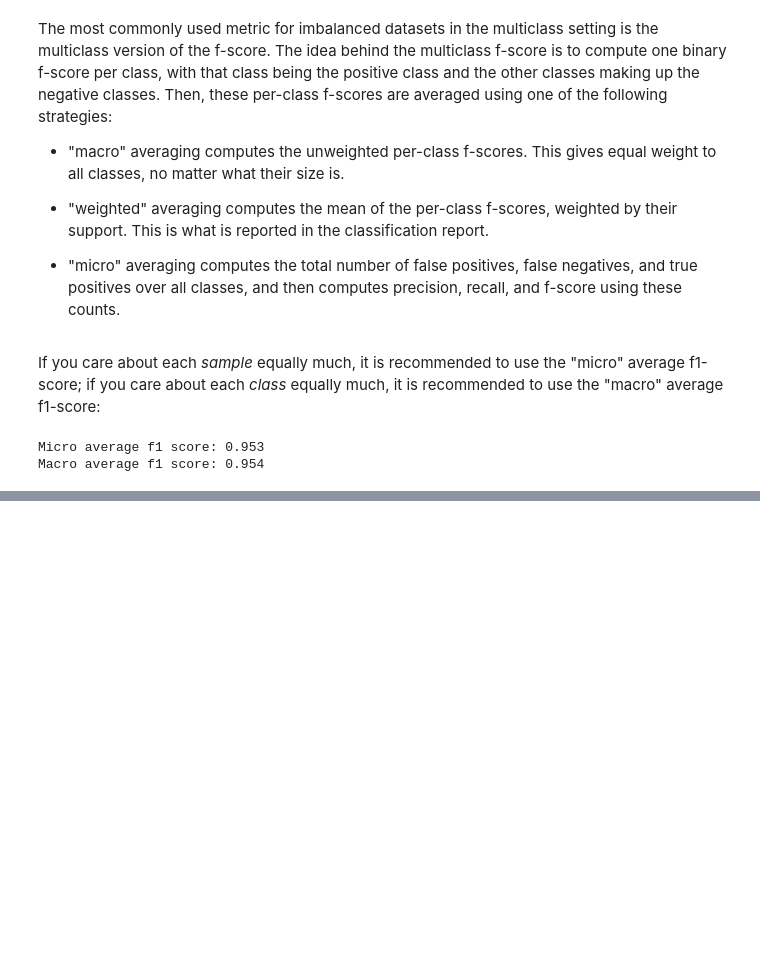
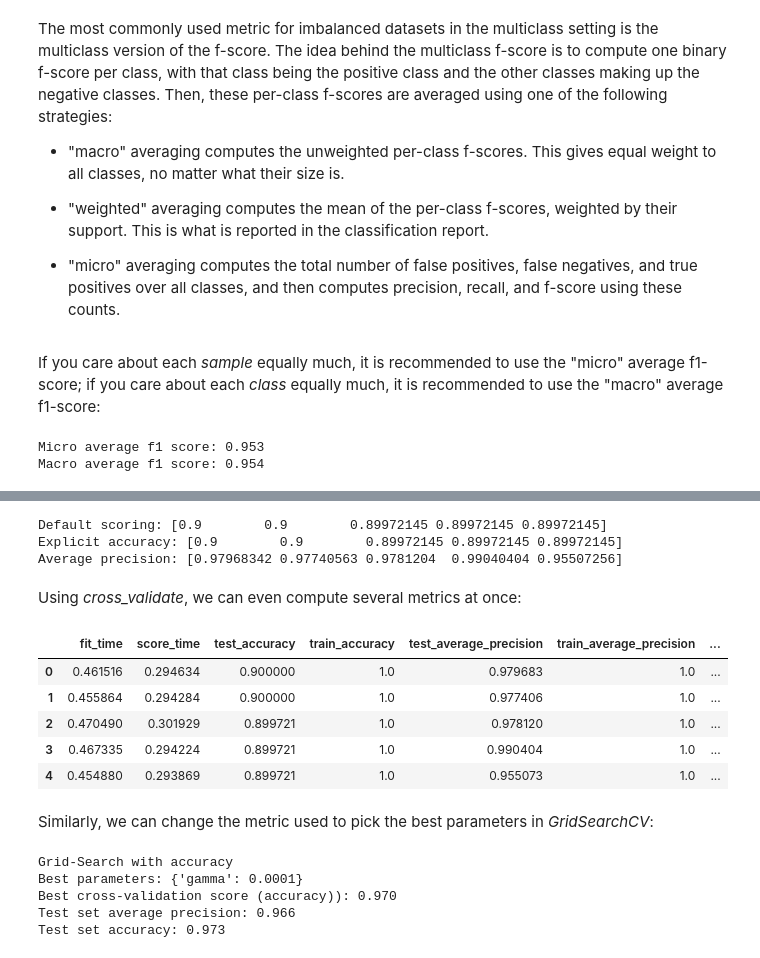
Before and after one commit to carlhinderer/python-ml-intro, a Jupyter notebook: notebooks/05_model_evaluation/c_evaluation_metrics.ipynb, the cells around one changed output, grey strips where cells are left out. Cells and saved outputs as stored; diff of their text form; code cells hidden in the pictures; blank space fills up the shorter version.

Commit message:
Added notes on using evaluation metrics in model selection.

```diff
--- a/notebooks/05_model_evaluation/c_evaluation_metrics.ipynb
+++ b/notebooks/05_model_evaluation/c_evaluation_metrics.ipynb
@@ -616,0 +629,65 @@ Macro average f1 score: 0.954
+# %%
+from sklearn.model_selection import cross_val_score
+
+# Default scoring for classification is accuracy
+print("Default scoring:",
+      cross_val_score(SVC(), digits.data, digits.target == 9, cv=5))
+
+# Providing scoring="accuracy" doesn't change the results
+explicit_accuracy =  cross_val_score(SVC(), digits.data, digits.target == 9,
+                                     scoring="accuracy", cv=5)
+print("Explicit accuracy:", explicit_accuracy)
+
+ap =  cross_val_score(SVC(), digits.data, digits.target == 9,
+                      scoring="average_precision", cv=5)
+print("Average precision:", ap)
+# %% [output]
+Default scoring: [0.9        0.9        0.89972145 0.89972145 0.89972145]
+Explicit accuracy: [0.9        0.9        0.89972145 0.89972145 0.89972145]
+Average precision: [0.97968342 0.97740563 0.9781204  0.99040404 0.95507256]
+# %% [markdown]
+Using *cross_validate*, we can even compute several metrics at once:
+# %%
+from sklearn.model_selection import cross_validate
+
+res = cross_validate(SVC(), digits.data, digits.target == 9,
+                     scoring=["accuracy", "average_precision", "recall_macro"],
+                     return_train_score=True, cv=5)
+
+display(pd.DataFrame(res))
+# %% [output]
+|  | fit_time | score_time | test_accuracy | train_accuracy | test_average_precision | train_average_precision | ... |
+| 0 | 0.461516 | 0.294634 | 0.900000 | 1.0 | 0.979683 | 1.0 | ... |
+| 1 | 0.455864 | 0.294284 | 0.900000 | 1.0 | 0.977406 | 1.0 | ... |
+| 2 | 0.470490 | 0.301929 | 0.899721 | 1.0 | 0.978120 | 1.0 | ... |
+| 3 | 0.467335 | 0.294224 | 0.899721 | 1.0 | 0.990404 | 1.0 | ... |
+| 4 | 0.454880 | 0.293869 | 0.899721 | 1.0 | 0.955073 | 1.0 | ... |
+# %% [markdown]
+Similarly, we can change the metric used to pick the best parameters in *GridSearchCV*:
+# %%
+from sklearn.model_selection import GridSearchCV
+
+X_train, X_test, y_train, y_test = train_test_split(
+    digits.data, digits.target == 9, random_state=0)
+
+# We provide a somewhat bad grid to illustrate the point:
+param_grid = {'gamma': [0.0001, 0.01, 0.1, 1, 10]}
+
+# Using the default scoring of accuracy:
+grid = GridSearchCV(SVC(), param_grid=param_grid)
+grid.fit(X_train, y_train)
+
+print("Grid-Search with accuracy")
+print("Best parameters:", grid.best_params_)
+print("Best cross-validation score (accuracy)): {:.3f}".format(grid.best_score_))
+print("Test set average precision: {:.3f}".format(
+      average_precision_score(y_test, grid.decision_function(X_test))))
+print("Test set accuracy: {:.3f}".format(
+      # Identical to grid.score here
+      accuracy_score(y_test, grid.predict(X_test))))
+# %% [output]
+Grid-Search with accuracy
+Best parameters: {'gamma': 0.0001}
+Best cross-validation score (accuracy)): 0.970
+Test set average precision: 0.966
+Test set accuracy: 0.973
```
Also changed, not shown: parts of 8 cells of this notebook.
